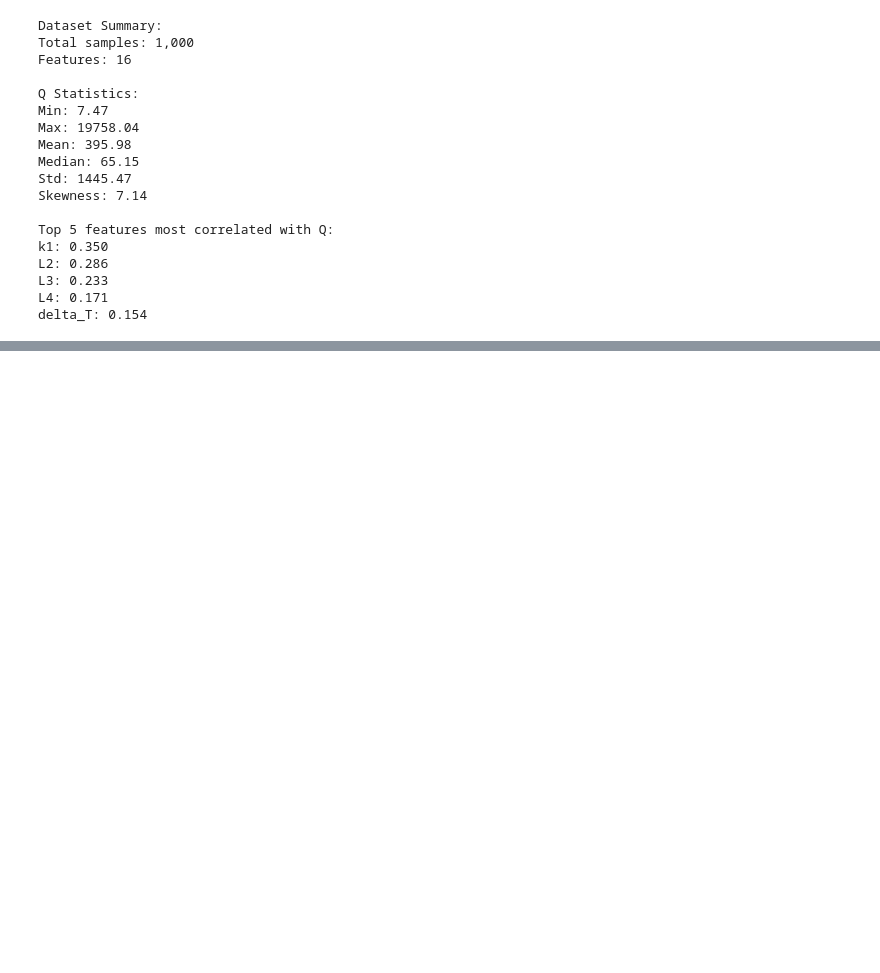
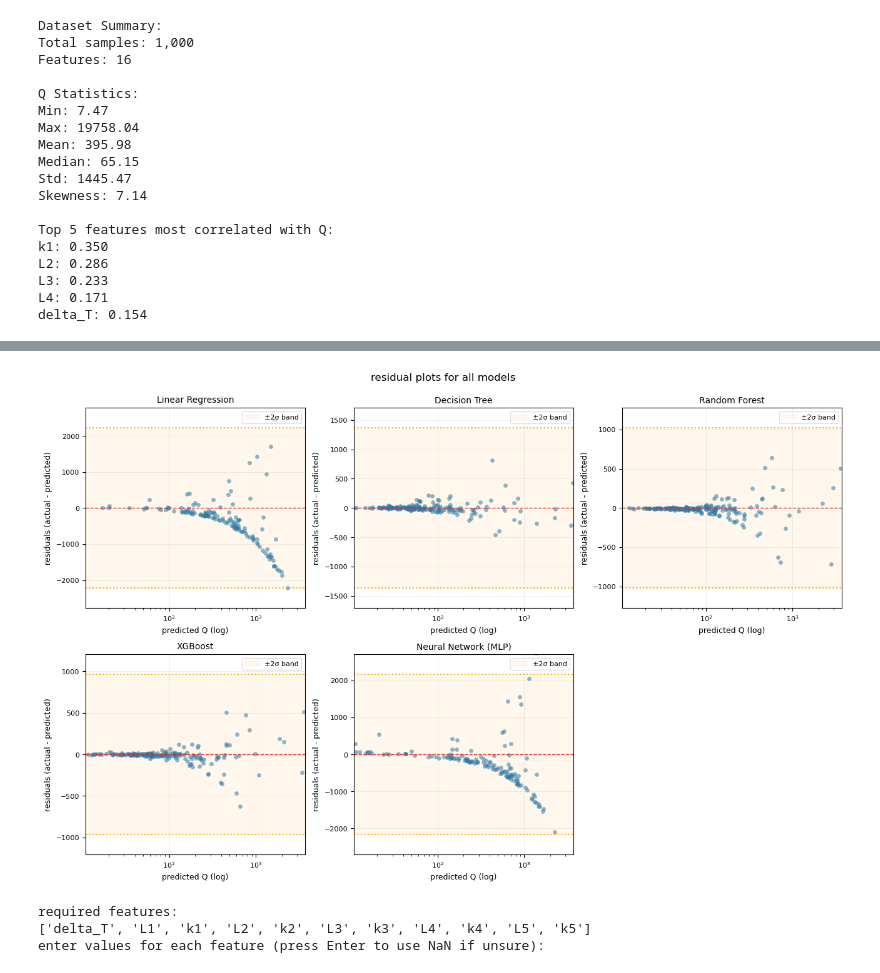
Before and after one commit to Soubhik06/Multi-Layer-Insulation-ML-Project, a Jupyter notebook: multi layer insulation systems ml project.ipynb, the cells around one changed output, grey strips where cells are left out. Saved outputs shown, nothing was run; the diff lists cells and outputs as text; code cells hidden in the pictures; blank space fills up the shorter version.

```diff
--- a/multi layer insulation systems ml project.ipynb
+++ b/multi layer insulation systems ml project.ipynb
@@ -158,0 +304,44 @@ for name, model in models.items():
+# %%
+use_log_x=True
+marker_kw=dict(s=24,alpha=0.55,linewidths=0,marker='o')
+all_preds=np.concatenate([p for _,p in items[:n]])
+if use_log_x:
+    pos=all_preds[all_preds>0]
+    xlo,xhi=np.percentile(pos,[2,98])
+    xlo=max(xlo,1e-12); xhi=max(xhi,xlo*10)
+else:
+    xlo,xhi=np.percentile(all_preds,[1,99])
+fig,axes=plt.subplots(2,3,figsize=(13,8)); axes=axes.ravel()
+for i,(name,y_pred) in enumerate(items[:n]):
+    ax=axes[i]
+    res=y_true - y_pred
+    rs=np.std(res,ddof=1)
+    if use_log_x:
+        m=y_pred>0
+        xp, rp = y_pred[m], res[m]
+        ax.set_xscale('log')
+    else:
+        xp, rp = y_pred, res
+    r98=np.percentile(np.abs(rp),98)
+    rlim=min(max(r98,1e-9),2.5*rs)
+    jx=(np.random.rand(xp.size)-0.5)*0.01*(xhi-xlo)
+    ax.scatter(xp+jx, rp, **marker_kw)
+    ax.axhline(0,color='#d62728',linestyle='--',linewidth=1)
+    ax.axhspan(-2*rs,2*rs,color='orange',alpha=0.08,label='±2σ band')
+    ax.axhline(2*rs,color='orange',linestyle=':',alpha=0.9)
+    ax.axhline(-2*rs,color='orange',linestyle=':',alpha=0.9)
+    ax.set_xlim(xlo,xhi); ax.set_ylim(-rlim,rlim)
+    ax.grid(True,alpha=0.2,linewidth=0.7)
+    ax.set_xlabel('predicted Q'+(' (log)' if use_log_x else ''),fontsize=9)
+    ax.set_ylabel('residuals (actual - predicted)',fontsize=9)
+    ax.set_title(name,fontsize=10)
+    ax.tick_params(labelsize=8)
+    ax.legend(fontsize=8,loc='upper right',framealpha=0.6)
+for j in range(n,6):
+    try: axes[j].remove()
+    except: pass
+plt.tight_layout(pad=0.9)
+plt.suptitle('residual plots for all models',fontsize=12,y=1.03)
+plt.show()
+# %% [output]
+[figure, added]
@@ -158,0 +382,12 @@ for name, model in models.items():
+# %%
+
+
+
+
+q_hat, inputs_given = predict_q_xgb_interactive()
+print("\ninputs used:", inputs_given)
+print("predicted Q:", q_hat)
+# %% [output]
+required features:
+['delta_T', 'L1', 'k1', 'L2', 'k2', 'L3', 'k3', 'L4', 'k4', 'L5', 'k5']
+enter values for each feature (press Enter to use NaN if unsure):
```
Also changed, not shown: parts of 3 cells of this notebook.
